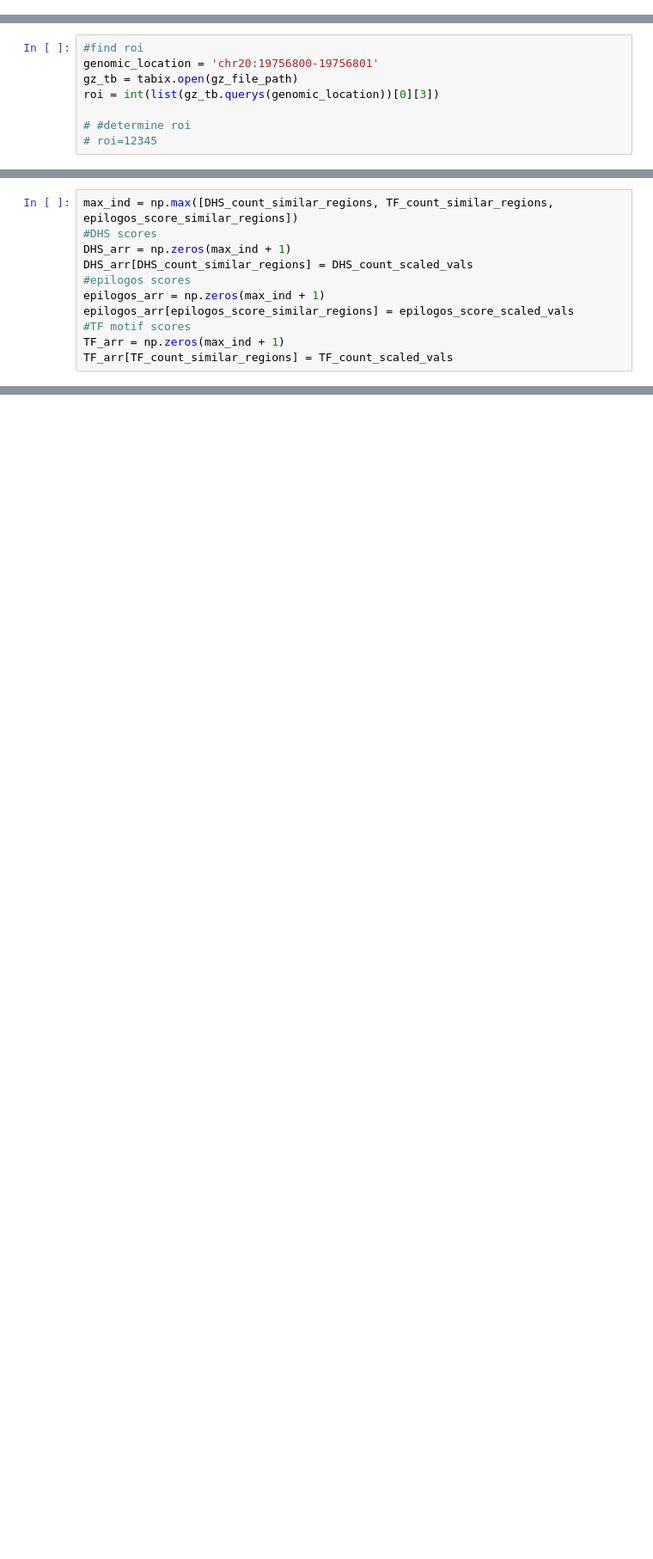
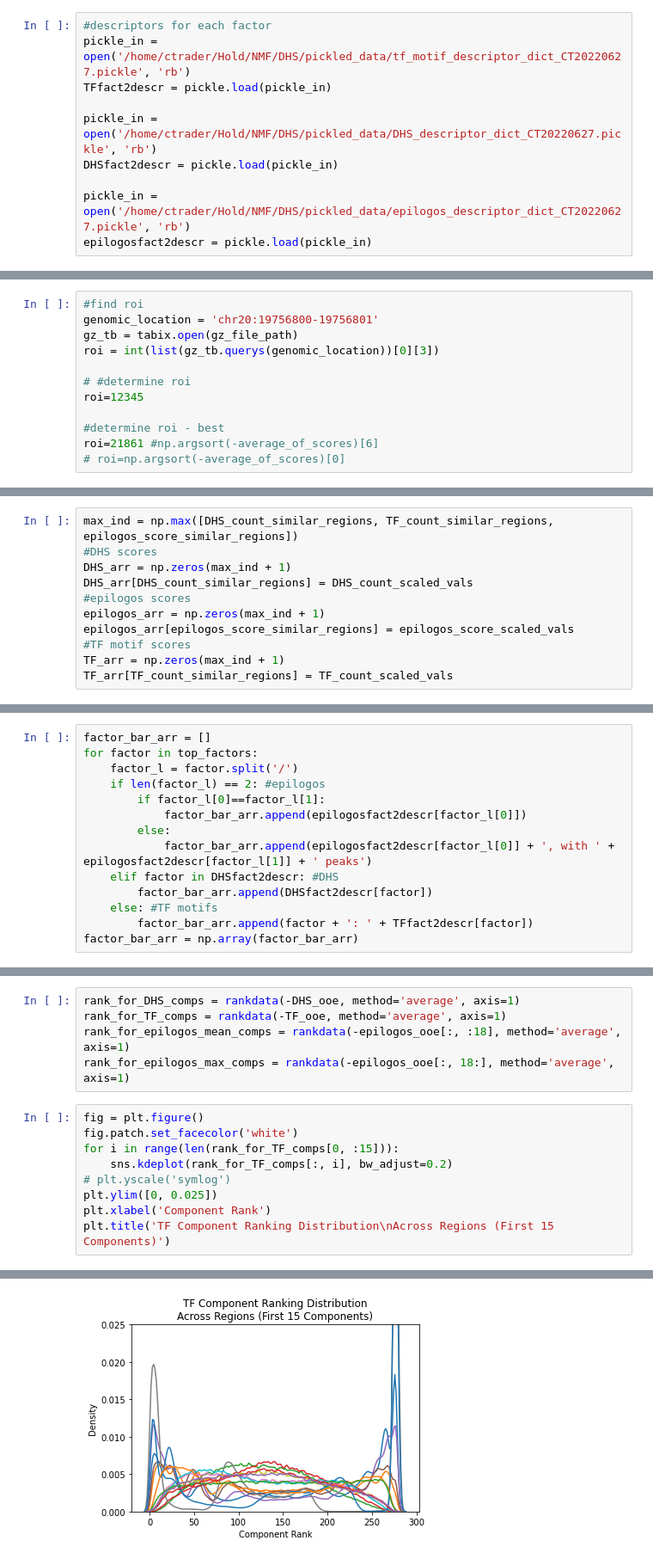
Before and after one commit to meuleman/gilbertAPI, a Jupyter notebook: externalresources/code/pipeline/pipeline_analysis.ipynb, the cells around one changed output, grey strips where cells are left out. Shown at 86% size. Saved outputs shown, nothing was run; the diff lists cells and outputs as text; blank space fills up the shorter version.

```diff
--- a/externalresources/code/pipeline/pipeline_analysis.ipynb
+++ b/externalresources/code/pipeline/pipeline_analysis.ipynb
@@ -61,3 +67,13 @@ epilogos_hdf5.close()
+# %%
+#descriptors for each factor
+pickle_in = open('/home/ctrader/Hold/NMF/DHS/pickled_data/tf_motif_descriptor_dict_CT20220627.pickle', 'rb')
+TFfact2descr = pickle.load(pickle_in)
+
+pickle_in = open('/home/ctrader/Hold/NMF/DHS/pickled_data/DHS_descriptor_dict_CT20220627.pickle', 'rb')
+DHSfact2descr = pickle.load(pickle_in)
+
+pickle_in = open('/home/ctrader/Hold/NMF/DHS/pickled_data/epilogos_descriptor_dict_CT20220627.pickle', 'rb')
+epilogosfact2descr = pickle.load(pickle_in)
 # %%
 DHS_hdf5_path = '/home/ctrader/region_similarity/data/regions_25kb_CT20220613.DHScosine.hdf5'
 TF_hdf5_path = '/home/ctrader/region_similarity/data/regions_25kb_CT20220613.TFcosine.hdf5'
@@ -131,7 +243,11 @@ gz_tb = tabix.open(gz_file_path)
 roi = int(list(gz_tb.querys(genomic_location))[0][3])
 
 # #determine roi
-# roi=12345
+roi=12345
+
+#determine roi - best
+roi=21861 #np.argsort(-average_of_scores)[6]
+# roi=np.argsort(-average_of_scores)[0]
 # %%
 print('roi = ' + str(roi), flush=True)
 t = time.time()
@@ -229,0 +493,14 @@ def breakdown_score(ind):
+# %%
+factor_bar_arr = []
+for factor in top_factors:
+    factor_l = factor.split('/')
+    if len(factor_l) == 2: #epilogos
+        if factor_l[0]==factor_l[1]:
+            factor_bar_arr.append(epilogosfact2descr[factor_l[0]])
+        else:
+            factor_bar_arr.append(epilogosfact2descr[factor_l[0]] + ', with ' + epilogosfact2descr[factor_l[1]] + ' peaks')
+    elif factor in DHSfact2descr: #DHS
+        factor_bar_arr.append(DHSfact2descr[factor])
+    else: #TF motifs
+        factor_bar_arr.append(factor + ': ' + TFfact2descr[factor])
+factor_bar_arr = np.array(factor_bar_arr)
@@ -273,0 +969,15 @@ Comparing OOE Values Between ROI (44127) and Rank 99 Similar Region (34210)
+# %%
+rank_for_DHS_comps = rankdata(-DHS_ooe, method='average', axis=1)
+rank_for_TF_comps = rankdata(-TF_ooe, method='average', axis=1)
+rank_for_epilogos_mean_comps = rankdata(-epilogos_ooe[:, :18], method='average', axis=1)
+rank_for_epilogos_max_comps = rankdata(-epilogos_ooe[:, 18:], method='average', axis=1)
+# %%
+fig = plt.figure()
+fig.patch.set_facecolor('white')
+for i in range(len(rank_for_TF_comps[0, :15])):
+    sns.kdeplot(rank_for_TF_comps[:, i], bw_adjust=0.2)
+# plt.yscale('symlog')
+plt.ylim([0, 0.025])
+plt.xlabel('Component Rank')
+plt.title('TF Component Ranking Distribution\nAcross Regions (First 15 Components)')
+# %% [output]
@@ -273,0 +985 @@ Comparing OOE Values Between ROI (44127) and Rank 99 Similar Region (34210)
+[figure, added]
```
Also changed, not shown: parts of 43 cells of this notebook.
